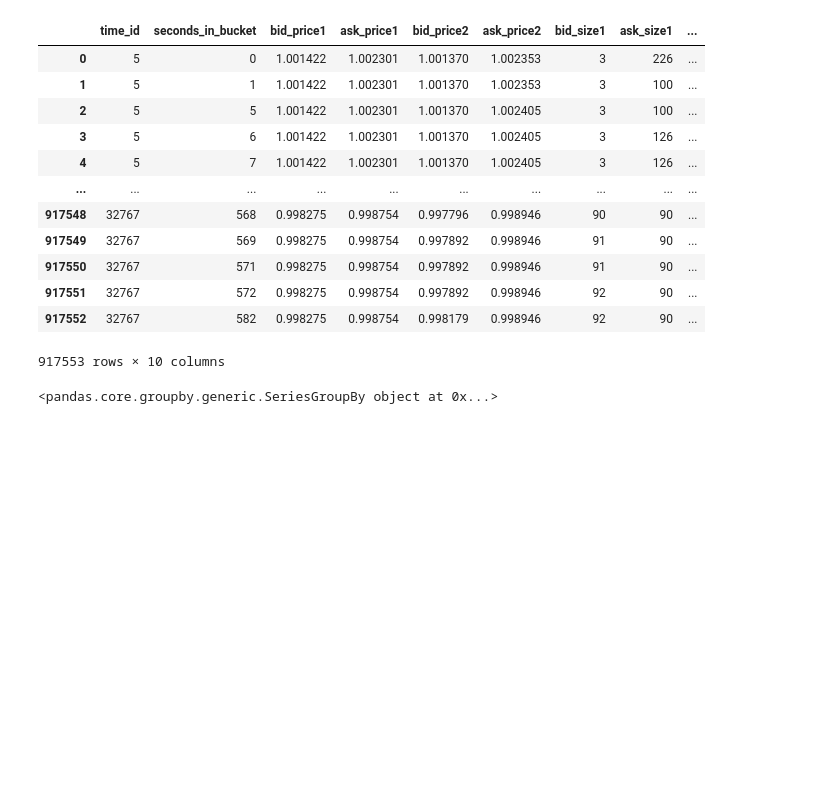
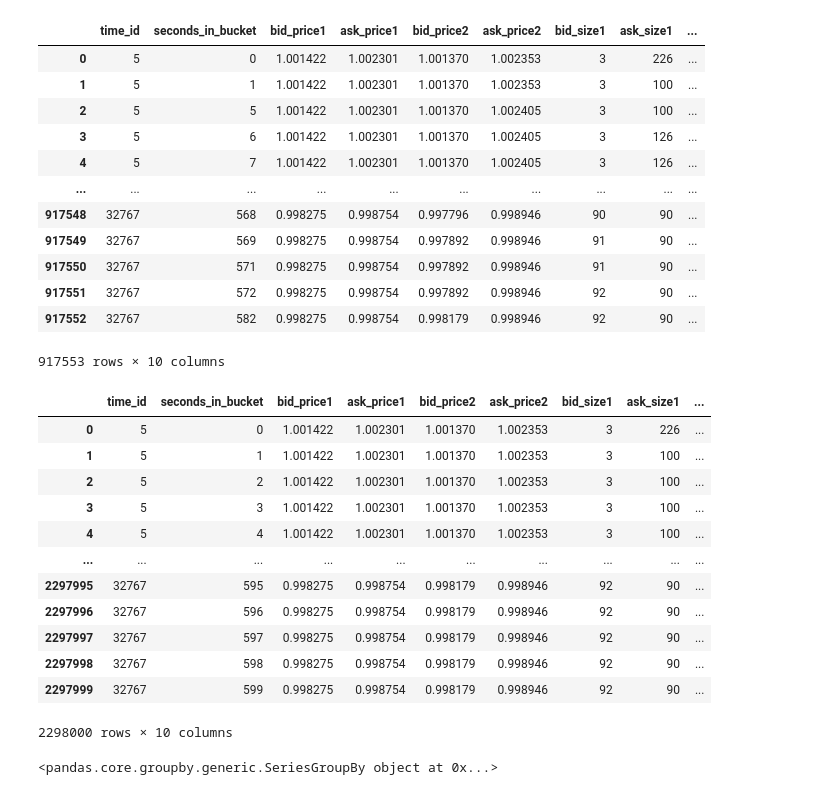
Before and after one commit to Zacchaeus00/kaggle-optiver, a Jupyter notebook: working/myeda.ipynb, the cells around one changed output. Saved outputs shown, nothing was run; the diff lists cells and outputs as text; code cells hidden in the pictures; blank space fills up the shorter version.

```diff
--- a/working/myeda.ipynb
+++ b/working/myeda.ipynb
@@ -55,6 +55,23 @@ train_book
 | 917551 | 32767 | 572 | 0.998275 | 0.998754 | 0.997892 | 0.998946 | 92 | 90 | ... |
 | 917552 | 32767 | 582 | 0.998275 | 0.998754 | 0.998179 | 0.998946 | 92 | 90 | ... |
 917553 rows × 10 columns
+# %%
+train_book = pd.read_parquet("../input/book-ffill/book_train.parquet/stock_id=0")
+train_book
+# %% [output]
+|  | time_id | seconds_in_bucket | bid_price1 | ask_price1 | bid_price2 | ask_price2 | bid_size1 | ask_size1 | ... |
+| 0 | 5 | 0 | 1.001422 | 1.002301 | 1.001370 | 1.002353 | 3 | 226 | ... |
+| 1 | 5 | 1 | 1.001422 | 1.002301 | 1.001370 | 1.002353 | 3 | 100 | ... |
+| 2 | 5 | 2 | 1.001422 | 1.002301 | 1.001370 | 1.002353 | 3 | 100 | ... |
+| 3 | 5 | 3 | 1.001422 | 1.002301 | 1.001370 | 1.002353 | 3 | 100 | ... |
+| 4 | 5 | 4 | 1.001422 | 1.002301 | 1.001370 | 1.002353 | 3 | 100 | ... |
+| ... | ... | ... | ... | ... | ... | ... | ... | ... | ... |
+| 2297995 | 32767 | 595 | 0.998275 | 0.998754 | 0.998179 | 0.998946 | 92 | 90 | ... |
+| 2297996 | 32767 | 596 | 0.998275 | 0.998754 | 0.998179 | 0.998946 | 92 | 90 | ... |
+| 2297997 | 32767 | 597 | 0.998275 | 0.998754 | 0.998179 | 0.998946 | 92 | 90 | ... |
+| 2297998 | 32767 | 598 | 0.998275 | 0.998754 | 0.998179 | 0.998946 | 92 | 90 | ... |
+| 2297999 | 32767 | 599 | 0.998275 | 0.998754 | 0.998179 | 0.998946 | 92 | 90 | ... |
+2298000 rows × 10 columns
 # %%
 # Function to calculate first WAP
 def calc_wap1(df):
```
Also changed, not shown: 2 other files.
